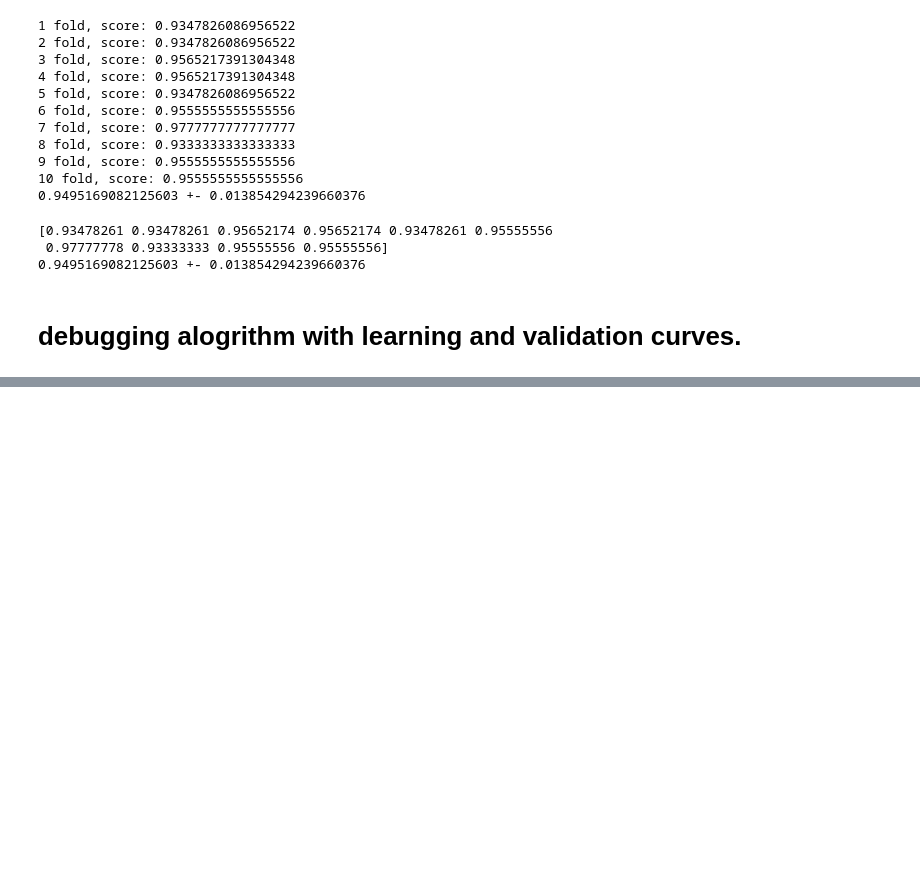
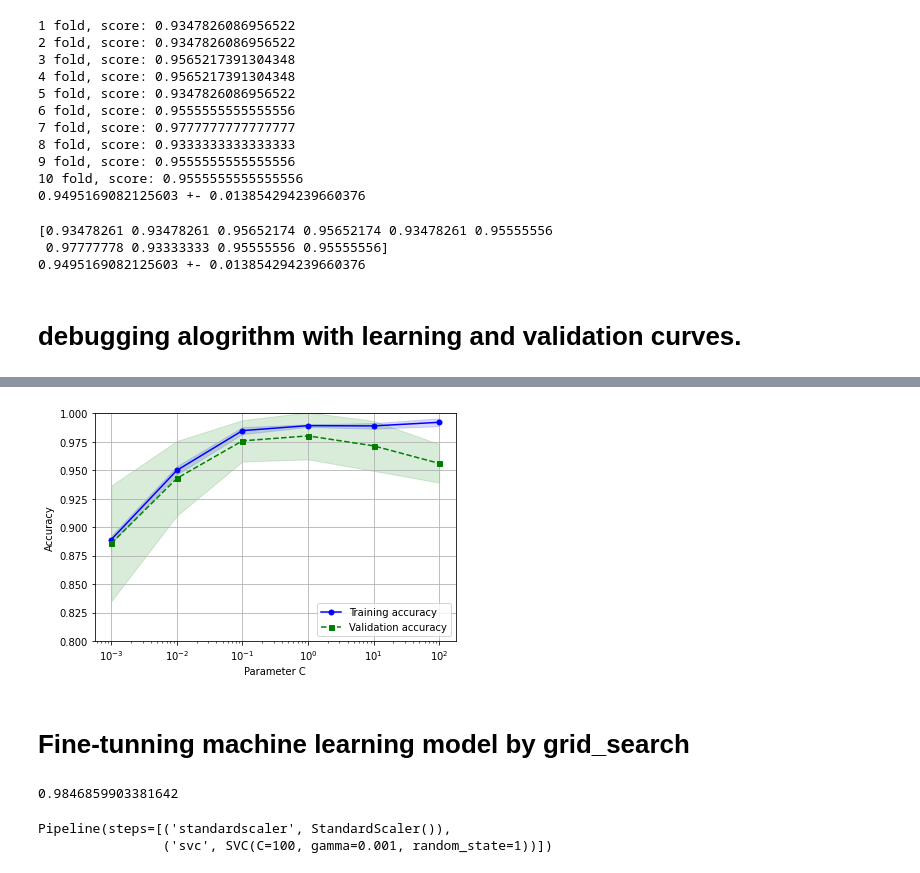
Before and after one commit to BlueElf246/datle2403, a Jupyter notebook: Learning_Best_Practices_for_Model_Evaluation_and_Hyperparameter_Tuning.ipynb, the cells around one changed output, grey strips where cells are left out. Cells and saved outputs as stored; diff of their text form; code cells hidden in the pictures; blank space fills up the shorter version.

```diff
--- a/Learning_Best_Practices_for_Model_Evaluation_and_Hyperparameter_Tuning.ipynb
+++ b/Learning_Best_Practices_for_Model_Evaluation_and_Hyperparameter_Tuning.ipynb
@@ -115,0 +182,4 @@ learning curve and validation curves tell us wether model has underfitting or ov
+# %%
+from sklearn.model_selection import validation_curve
+param_range=[0.001, 0.01, 0.1, 1.0, 10.0, 100.0]
+train_scores,test_scores=validation_curve(X=X_train,y=y_train,estimator=pipeline,param_name='logisticregression__C',param_range=param_range,cv=10)
@@ -115,0 +216,47 @@ learning curve and validation curves tell us wether model has underfitting or ov
+# %%
+train_mean = np.mean(train_scores, axis=1)
+train_std = np.std(train_scores, axis=1)
+test_mean = np.mean(test_scores, axis=1)
+test_std = np.std(test_scores, axis=1)
+
+plt.plot(param_range, train_mean,
+         color='blue', marker='o',
+         markersize=5, label='Training accuracy')
+
+plt.fill_between(param_range, train_mean + train_std,
+                 train_mean - train_std, alpha=0.15,
+                 color='blue')
+
+plt.plot(param_range, test_mean,
+         color='green', linestyle='--',
+         marker='s', markersize=5,
+         label='Validation accuracy')
+
+plt.fill_between(param_range,
+                 test_mean + test_std,
+                 test_mean - test_std,
+                 alpha=0.15, color='green')
+
+plt.grid()
+plt.xscale('log')
+plt.legend(loc='lower right')
+plt.xlabel('Parameter C')
+plt.ylabel('Accuracy')
+plt.ylim([0.8, 1.0])
+plt.tight_layout()
+# %% [output]
+[figure, added]
+# %% [markdown]
+# Fine-tunning machine learning model by grid_search
+# %%
+from sklearn.model_selection import GridSearchCV
+from sklearn.pipeline import make_pipeline
+from sklearn.preprocessing import StandardScaler
+from sklearn.svm import SVC
+pipeline=make_pipeline(StandardScaler(),SVC(random_state=1))
+param_range=[0.0001,0.001,0.01,0.1,1,10,100,1000]
+param_grid=[{'svc__C':param_range,'svc__kernel':['linear']},{'svc__C':param_range,'svc__kernel':['rbf'],'svc__gamma':param_range}]
+gs=GridSearchCV(estimator=pipeline,param_grid=param_grid,scoring='accuracy',cv=10,refit=True,n_jobs=-1)
+gs=gs.fit(X_train,y_train)
+# %% [output]
+0.9846859903381642
@@ -115,0 +268,5 @@ learning curve and validation curves tell us wether model has underfitting or ov
+# %%
+best_model
+# %% [output]
+Pipeline(steps=[('standardscaler', StandardScaler()),
+                ('svc', SVC(C=100, gamma=0.001, random_state=1))])
```
Also changed, not shown: parts of 50 cells of this notebook.
